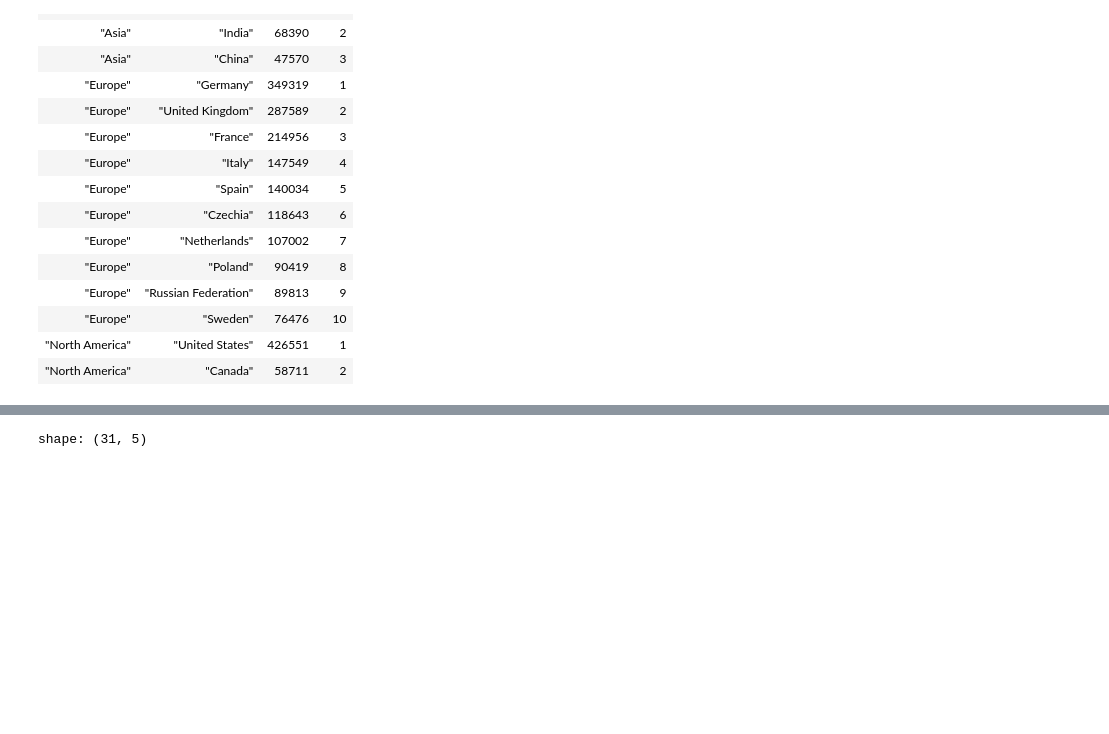
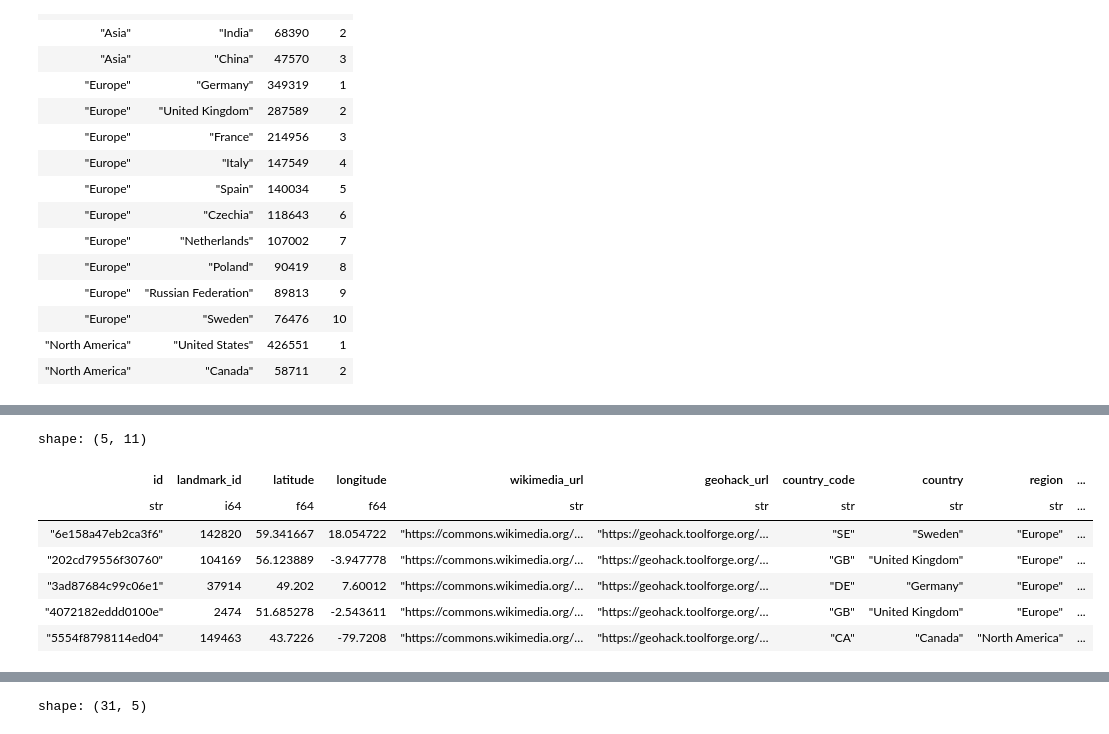
Before and after one commit to fhrzn/geocir, a Jupyter notebook: notebooks/idk2.ipynb, the cells around one changed output, grey strips where cells are left out. Saved outputs shown, nothing was run; the diff lists cells and outputs as text; code cells hidden in the pictures; blank space fills up the shorter version.

```diff
--- a/notebooks/idk2.ipynb
+++ b/notebooks/idk2.ipynb
@@ -100,0 +157,14 @@ top_merged_set.sample(100).write_csv("/mnt/yokoyamalab-nas/gldv2-full/csv/v2/mer
+# %%
+merged_top_countries = pl.read_csv(
+    "/mnt/yokoyamalab-nas/gldv2-full/csv/v2/merged_set_top_countries.csv"
+)
+merged_top_countries.head()
+# %% [output]
+shape: (5, 11)
+| id | landmark_id | latitude | longitude | wikimedia_url | geohack_url | country_code | country | region | ... |
+| str | i64 | f64 | f64 | str | str | str | str | str | ... |
+| "6e158a47eb2ca3f6" | 142820 | 59.341667 | 18.054722 | "https://commons.wikimedia.org/… | "https://geohack.toolforge.org/… | "SE" | "Sweden" | "Europe" | ... |
+| "202cd79556f30760" | 104169 | 56.123889 | -3.947778 | "https://commons.wikimedia.org/… | "https://geohack.toolforge.org/… | "GB" | "United Kingdom" | "Europe" | ... |
+| "3ad87684c99c06e1" | 37914 | 49.202 | 7.60012 | "https://commons.wikimedia.org/… | "https://geohack.toolforge.org/… | "DE" | "Germany" | "Europe" | ... |
+| "4072182eddd0100e" | 2474 | 51.685278 | -2.543611 | "https://commons.wikimedia.org/… | "https://geohack.toolforge.org/… | "GB" | "United Kingdom" | "Europe" | ... |
+| "5554f8798114ed04" | 149463 | 43.7226 | -79.7208 | "https://commons.wikimedia.org/… | "https://geohack.toolforge.org/… | "CA" | "Canada" | "North America" | ... |
```
Also changed, not shown: parts of 50 cells of this notebook, 14 other files.
